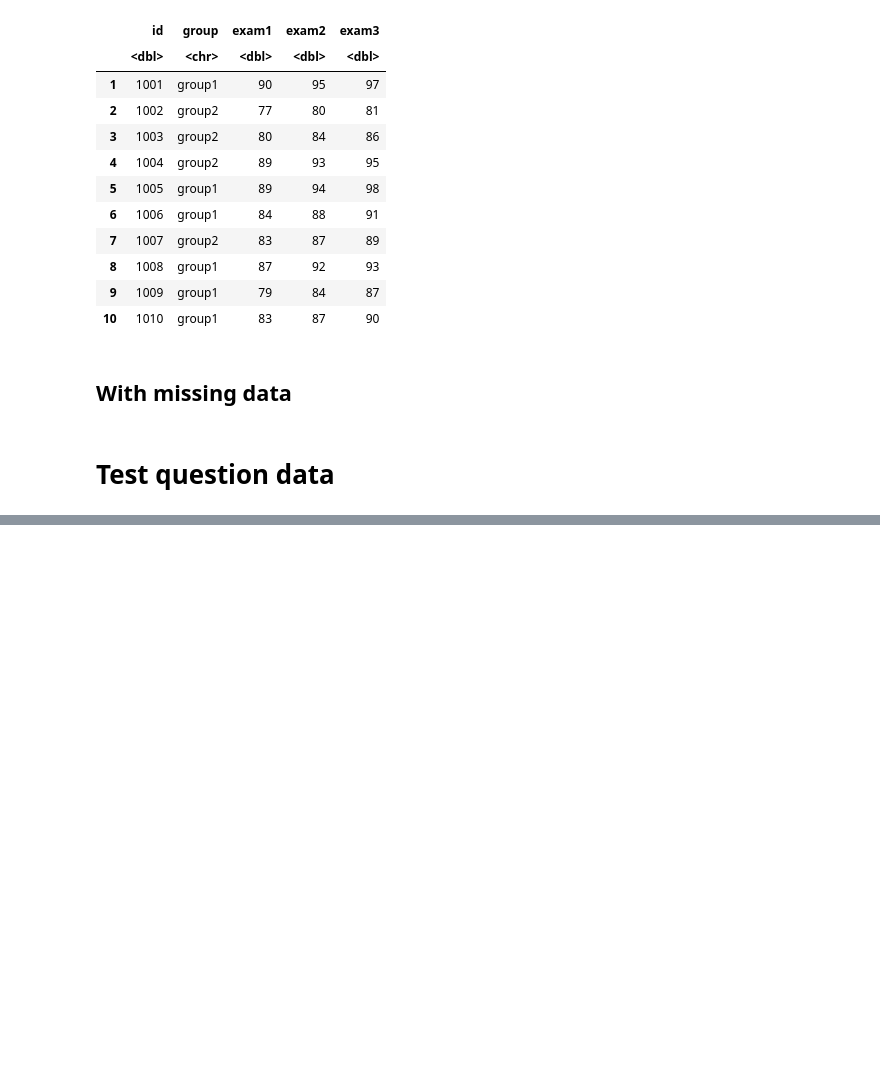
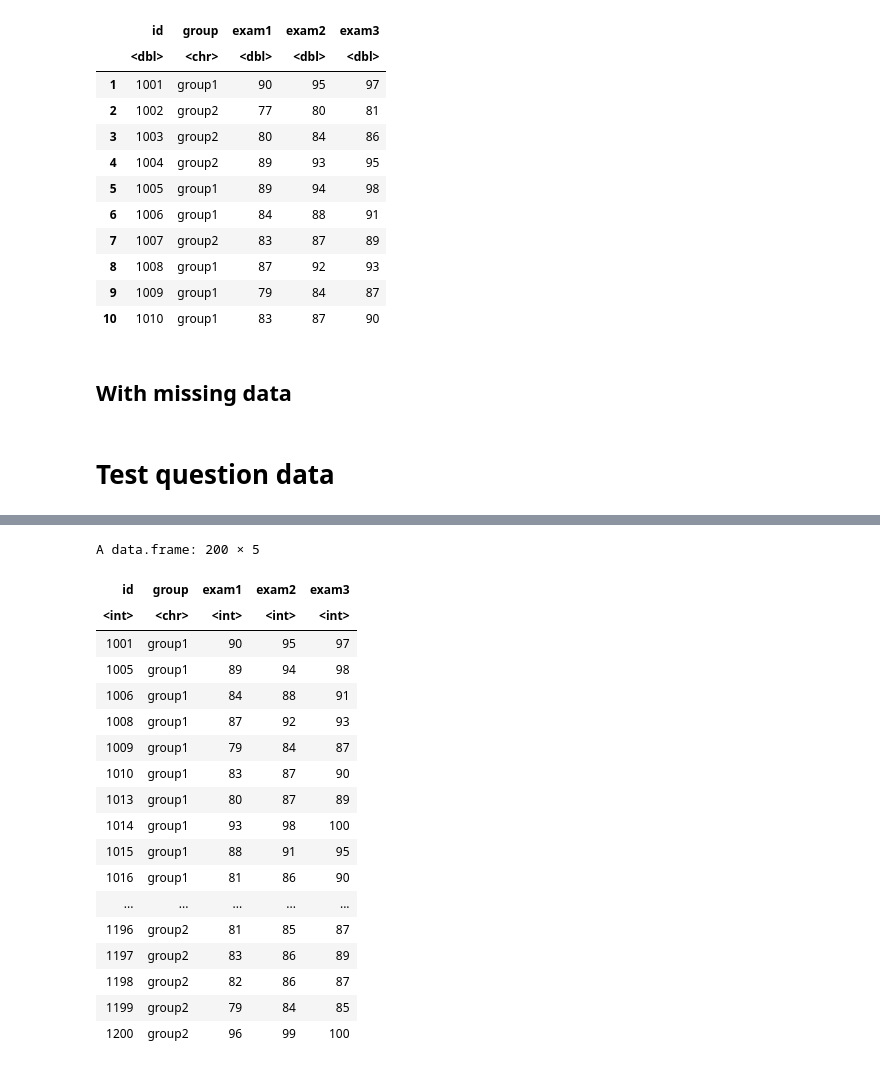
Before and after one commit to gphaser/Python-Intro, a Jupyter notebook: R version.ipynb, the cells around one changed output, grey strips where cells are left out. Drawn from its saved outputs; the diff is of its cells as text; code cells hidden in the pictures; blank space fills up the shorter version.

```diff
--- a/R version.ipynb
+++ b/R version.ipynb
@@ -125,0 +178,23 @@ write.csv(demographics, file="class_demographics.csv", row.names=FALSE)
+# %%
+exam_data %>%
+    arrange(group)
+# %% [output]
+A data.frame: 200 × 5
+| id | group | exam1 | exam2 | exam3 |
+| <int> | <chr> | <int> | <int> | <int> |
+| 1001 | group1 | 90 | 95 | 97 |
+| 1005 | group1 | 89 | 94 | 98 |
+| 1006 | group1 | 84 | 88 | 91 |
+| 1008 | group1 | 87 | 92 | 93 |
+| 1009 | group1 | 79 | 84 | 87 |
+| 1010 | group1 | 83 | 87 | 90 |
+| 1013 | group1 | 80 | 87 | 89 |
+| 1014 | group1 | 93 | 98 | 100 |
+| 1015 | group1 | 88 | 91 | 95 |
+| 1016 | group1 | 81 | 86 | 90 |
+| ... | ... | ... | ... | ... |
+| 1196 | group2 | 81 | 85 | 87 |
+| 1197 | group2 | 83 | 86 | 89 |
+| 1198 | group2 | 82 | 86 | 87 |
+| 1199 | group2 | 79 | 84 | 85 |
+| 1200 | group2 | 96 | 99 | 100 |
```
Also changed, not shown: parts of 7 cells of this notebook, 1 other file.
